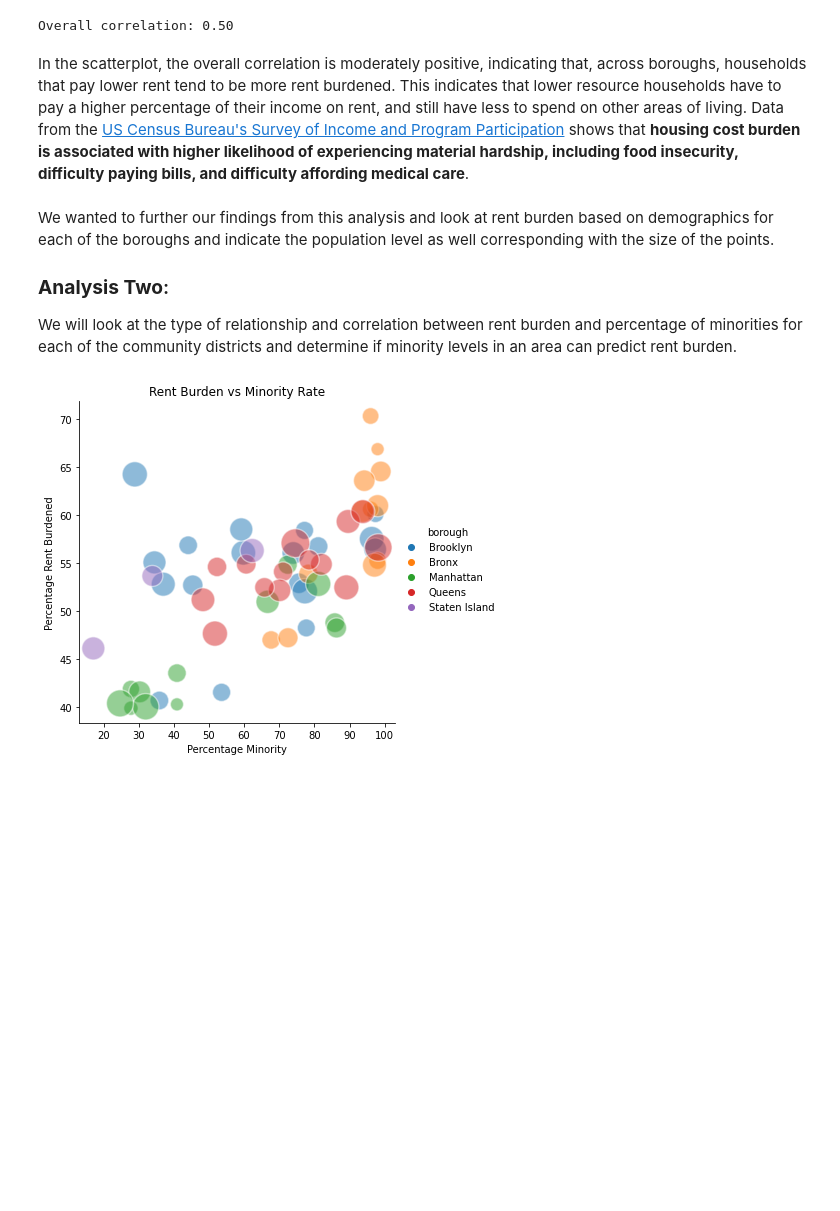
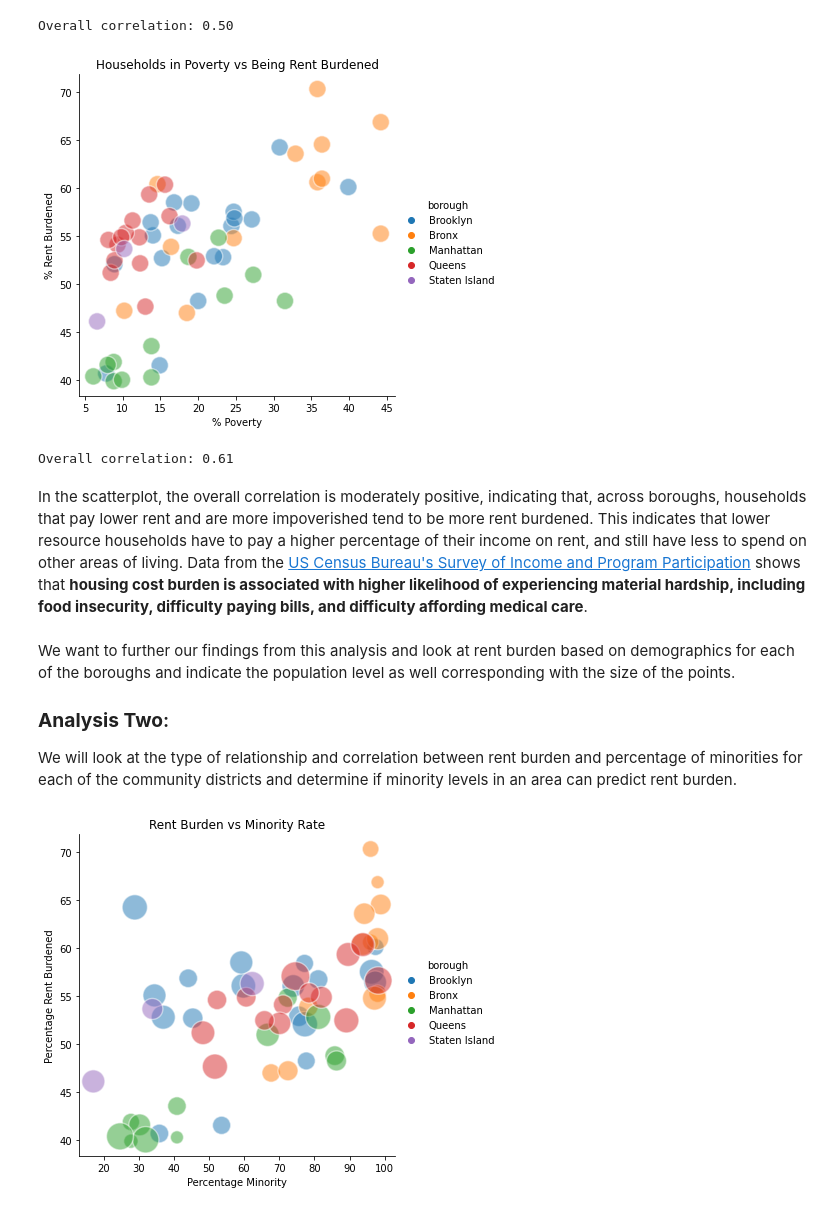
Before and after one commit to cailtyn-caj96/info-2950, a Jupyter notebook: finalproject.ipynb, the cells around one changed output. Cells and saved outputs as stored; diff of their text form; code cells hidden in the pictures; blank space fills up the shorter version.

```diff
--- a/finalproject.ipynb
+++ b/finalproject.ipynb
@@ -723,10 +732,23 @@ print("Overall correlation: {:.2f}".format(housing_poverty["low_rent"].corr(hous
 # %% [output]
 [figure]
 Overall correlation: 0.50
+# %%
+# display(burden_gross.head())
+
+sns.relplot(x='poverty_rate', y='rent_burdened', hue="borough", s=300, alpha=.5, data=housing_poverty);
+plt.xlabel("% Poverty")
+plt.ylabel("% Rent Burdened")
+plt.title('Households in Poverty vs Being Rent Burdened')
+plt.show()
+
+print("Overall correlation: {:.2f}".format(housing_poverty["poverty_rate"].corr(housing_poverty["rent_burdened"])))
+# %% [output]
+[figure, added]
+Overall correlation: 0.61
 # %% [markdown]
-In the scatterplot, the overall correlation is moderately positive, indicating that, across boroughs, households that pay lower rent tend to be more rent burdened. This indicates that lower resource households have to pay a higher percentage of their income on rent, and still have less to spend on other areas of living. Data from the [US Census Bureau's Survey of Income and Program Participation](https://econofact.org/the-growing-burden-of-housing-for-low-income-renters#:~:text=Low%2Dincome%20renter%20households%20experience,burden%20is%20also%20more%20severe.) shows that **housing cost burden is associated with higher likelihood of experiencing material hardship, including food insecurity, difficulty paying bills, and difficulty affording medical care**.
+In the scatterplot, the overall correlation is moderately positive, indicating that, across boroughs, households that pay lower rent and are more impoverished tend to be more rent burdened. This indicates that lower resource households have to pay a higher percentage of their income on rent, and still have less to spend on other areas of living. Data from the [US Census Bureau's Survey of Income and Program Participation](https://econofact.org/the-growing-burden-of-housing-for-low-income-renters#:~:text=Low%2Dincome%20renter%20households%20experience,burden%20is%20also%20more%20severe.) shows that **housing cost burden is associated with higher likelihood of experiencing material hardship, including food insecurity, difficulty paying bills, and difficulty affording medical care**.
 # %% [markdown]
-We wanted to further our findings from this analysis and look at rent burden based on demographics for each of the boroughs and indicate the population level as well corresponding with the size of the points.
+We want to further our findings from this analysis and look at rent burden based on demographics for each of the boroughs and indicate the population level as well corresponding with the size of the points.
 
 ### **Analysis Two**:
 We will look at the type of relationship and correlation between rent burden and percentage of minorities for each of the community districts and determine if minority levels in an area can predict rent burden.
```
Also changed, not shown: parts of 18 cells of this notebook.
